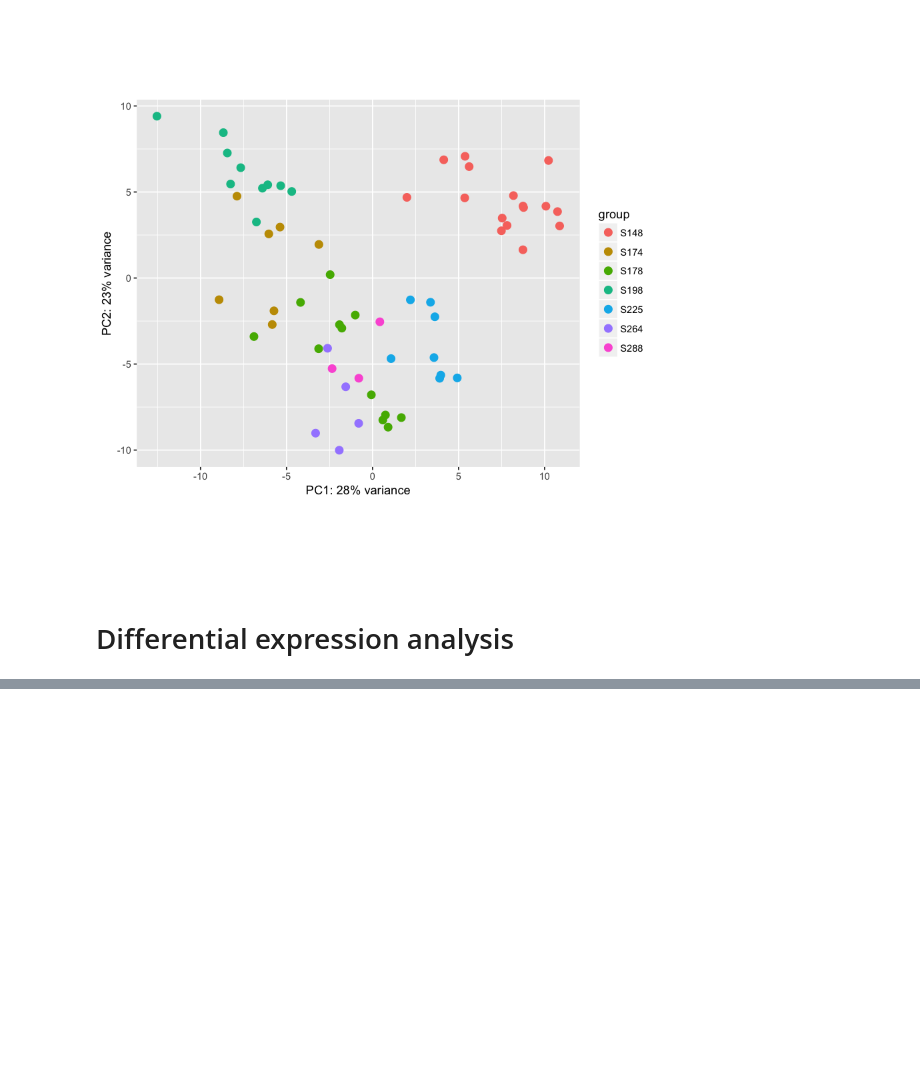
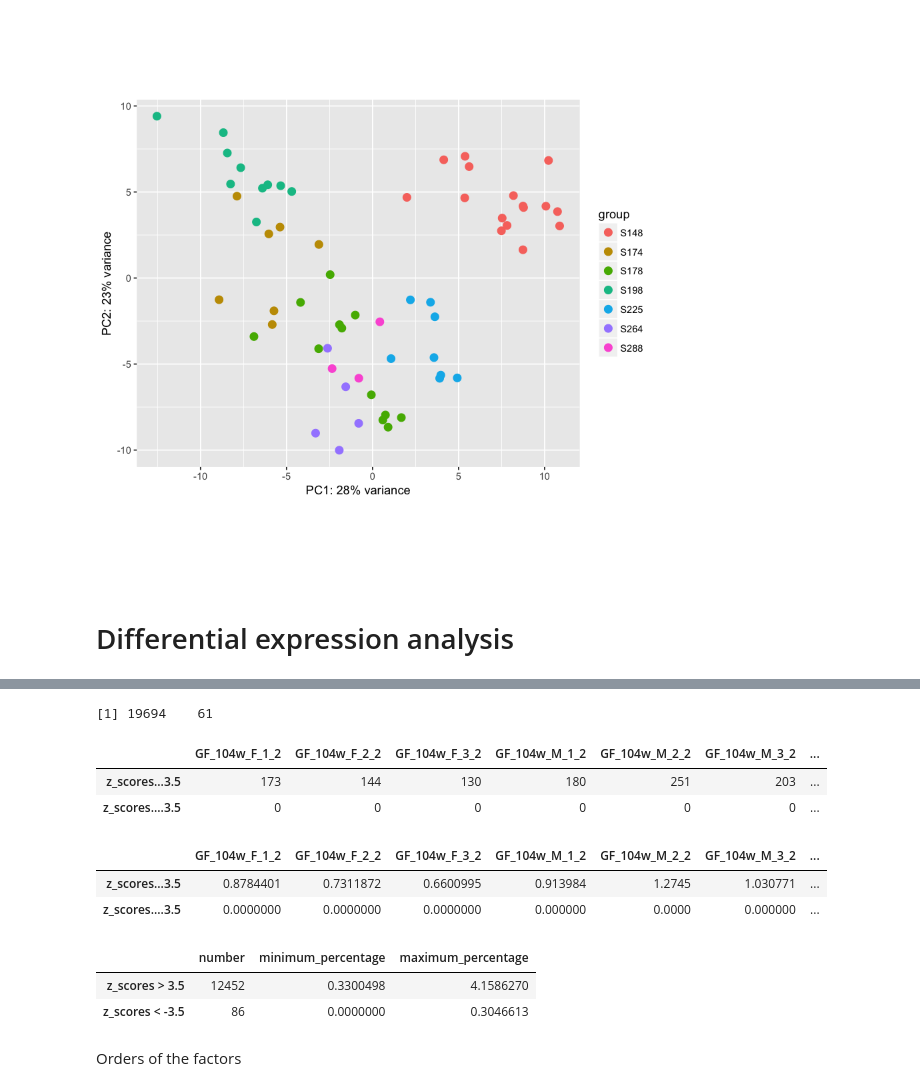
Before and after one commit to anuprulez/amma, a Jupyter notebook: src/dge_analysis.ipynb, the cells around one changed output, grey strips where cells are left out. Saved outputs shown, nothing was run; the diff lists cells and outputs as text; code cells hidden in the pictures; blank space fills up the shorter version.

```diff
--- a/src/dge_analysis.ipynb
+++ b/src/dge_analysis.ipynb
@@ -784,3 +813,27 @@ fitting model and testing
+# %%
+dim(z_scores)
+# z_score higher than 3.5 or smaller than -3.5
+s = data.frame("z_scores > 3.5" = apply(z_scores > 3.5, 2, sum, na.rm = T), "z_scores < -3.5" = apply(z_scores < -3.5, 2, sum, na.rm = T))
+t(s)
+s_perc = 100 * s/dim(norm_counts)[1]
+t(s_perc)
+data.frame(number = apply(s,2,sum),
+           minimum_percentage = apply(s_perc,2,min),
+           maximum_percentage = apply(s_perc,2,max),
+           row.names = c("z_scores > 3.5", "z_scores < -3.5"))
+# %% [output]
+[1] 19694    61
+|  | GF_104w_F_1_2 | GF_104w_F_2_2 | GF_104w_F_3_2 | GF_104w_M_1_2 | GF_104w_M_2_2 | GF_104w_M_3_2 | ... |
+| z_scores...3.5 | 173 | 144 | 130 | 180 | 251 | 203 | ... |
+| z_scores....3.5 | 0 | 0 | 0 | 0 | 0 | 0 | ... |
+|  | GF_104w_F_1_2 | GF_104w_F_2_2 | GF_104w_F_3_2 | GF_104w_M_1_2 | GF_104w_M_2_2 | GF_104w_M_3_2 | ... |
+| z_scores...3.5 | 0.8784401 | 0.7311872 | 0.6600995 | 0.913984 | 1.2745 | 1.030771 | ... |
+| z_scores....3.5 | 0.0000000 | 0.0000000 | 0.0000000 | 0.000000 | 0.0000 | 0.000000 | ... |
+|  | number | minimum_percentage | maximum_percentage |
+| z_scores > 3.5 | 12452 | 0.3300498 | 4.1586270 |
+| z_scores < -3.5 | 86 | 0.0000000 | 0.3046613 |
+# %% [markdown]
+Orders of the factors
 # %%
 resultsNames(dge)
 # %% [output]
```
Also changed, not shown: parts of 32 cells of this notebook, 51 other files.
